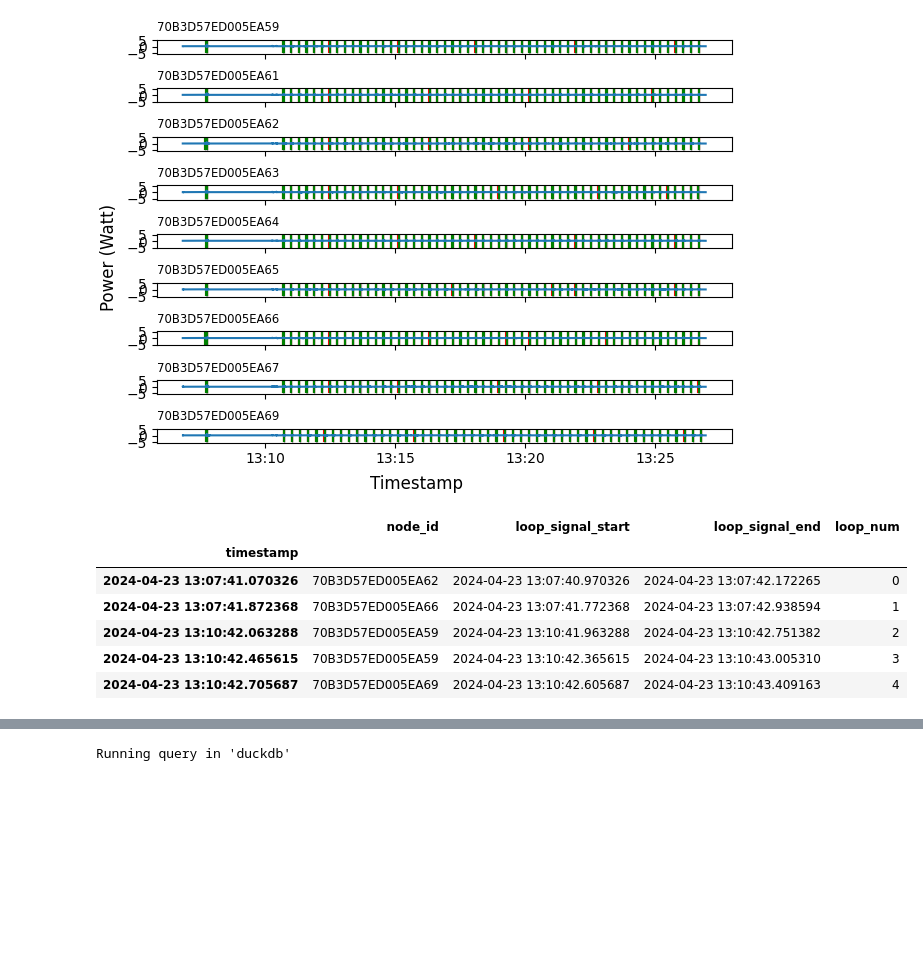
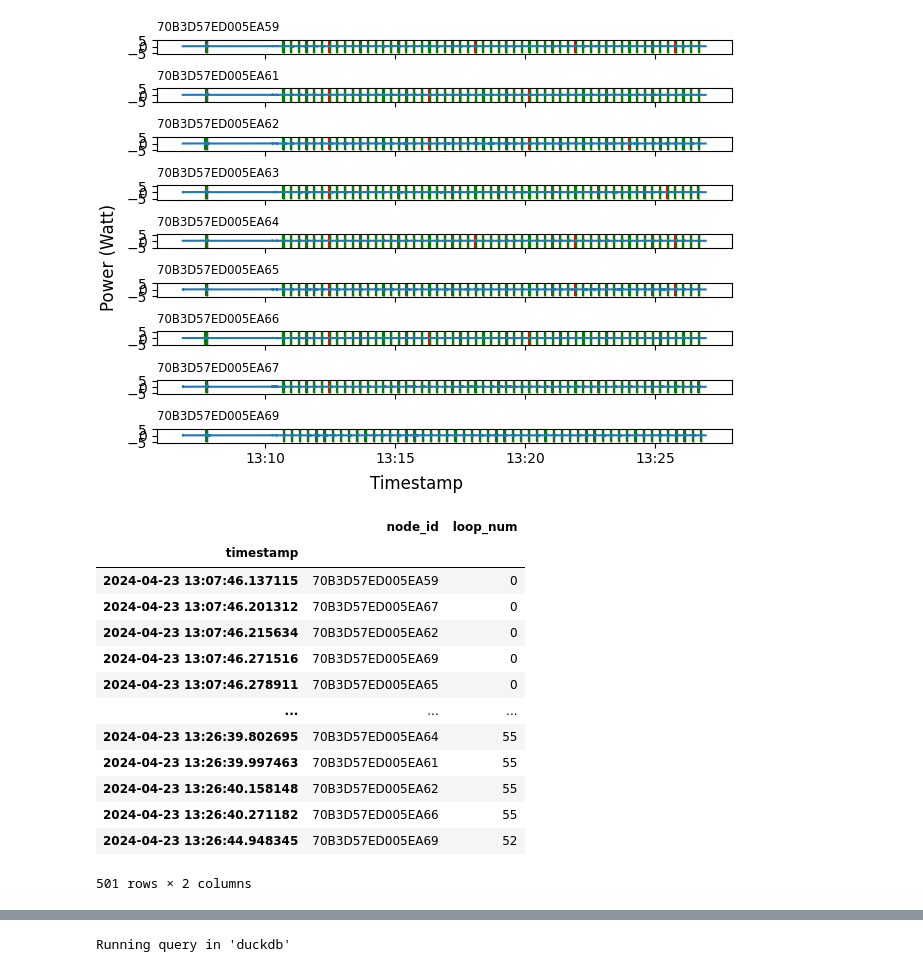
Before and after one commit to FlapKap/Terra-experiments, a Jupyter notebook: experiment/visualize.ipynb, the cells around one changed output, grey strips where cells are left out. Saved outputs shown, nothing was run; the diff lists cells and outputs as text; code cells hidden in the pictures; blank space fills up the shorter version.

```diff
--- a/experiment/visualize.ipynb
+++ b/experiment/visualize.ipynb
@@ -265,18 +266,26 @@ plt.show()
 # %%
 # every loop starts with 2 sync signals right after each other
 # find all sync signals where the next start is very close to previous end
-edges['next_sync_start'] = edges['sync_start'].shift(-1)
-edges['next_sync_end'] = edges['sync_end'].shift(-1)
-loops = edges[(abs(edges['sync_end'] - edges['next_sync_start']) < pd.Timedelta(milliseconds=500))][['node_id', 'sync_start', 'next_sync_end']].copy()
+grouped = edges.groupby('node_id')
+edges['next_sync_start'] = grouped['sync_start'].shift(-1)
+edges['next_sync_end'] = grouped['sync_end'].shift(-1)
+loops = edges[abs(edges['sync_end'] - edges['next_sync_start']) < pd.Timedelta(milliseconds=500)][['node_id', 'sync_start', 'next_sync_end']].copy()
 loops.rename(columns={'sync_start': 'loop_signal_start', 'next_sync_end': 'loop_signal_end'}, inplace=True)
-loops['loop_num'] = range(len(loops))
-loops.head()
+loops['loop_num'] = loops.groupby('node_id').cumcount()
+loops[['node_id','loop_num']]
 # %% [output]
-|  | node_id | loop_signal_start | loop_signal_end | loop_num |
-| timestamp |  |  |  |  |
-| 2024-04-23 13:07:41.070326 | 70B3D57ED005EA62 | 2024-04-23 13:07:40.970326 | 2024-04-23 13:07:42.172265 | 0 |
-| 2024-04-23 13:07:41.872368 | 70B3D57ED005EA66 | 2024-04-23 13:07:41.772368 | 2024-04-23 13:07:42.938594 | 1 |
-| 2024-04-23 13:10:42.063288 | 70B3D57ED005EA59 | 2024-04-23 13:10:41.963288 | 2024-04-23 13:10:42.751382 | 2 |
-| 2024-04-23 13:10:42.465615 | 70B3D57ED005EA59 | 2024-04-23 13:10:42.365615 | 2024-04-23 13:10:43.005310 | 3 |
-| 2024-04-23 13:10:42.705687 | 70B3D57ED005EA69 | 2024-04-23 13:10:42.605687 | 2024-04-23 13:10:43.409163 | 4 |
+|  | node_id | loop_num |
+| timestamp |  |  |
+| 2024-04-23 13:07:46.137115 | 70B3D57ED005EA59 | 0 |
+| 2024-04-23 13:07:46.201312 | 70B3D57ED005EA67 | 0 |
+| 2024-04-23 13:07:46.215634 | 70B3D57ED005EA62 | 0 |
+| 2024-04-23 13:07:46.271516 | 70B3D57ED005EA69 | 0 |
+| 2024-04-23 13:07:46.278911 | 70B3D57ED005EA65 | 0 |
+| ... | ... | ... |
+| 2024-04-23 13:26:39.802695 | 70B3D57ED005EA64 | 55 |
+| 2024-04-23 13:26:39.997463 | 70B3D57ED005EA61 | 55 |
+| 2024-04-23 13:26:40.158148 | 70B3D57ED005EA62 | 55 |
+| 2024-04-23 13:26:40.271182 | 70B3D57ED005EA66 | 55 |
+| 2024-04-23 13:26:44.948345 | 70B3D57ED005EA69 | 52 |
+501 rows × 2 columns
 # %%
```
Also changed, not shown: parts of 10 cells of this notebook.
